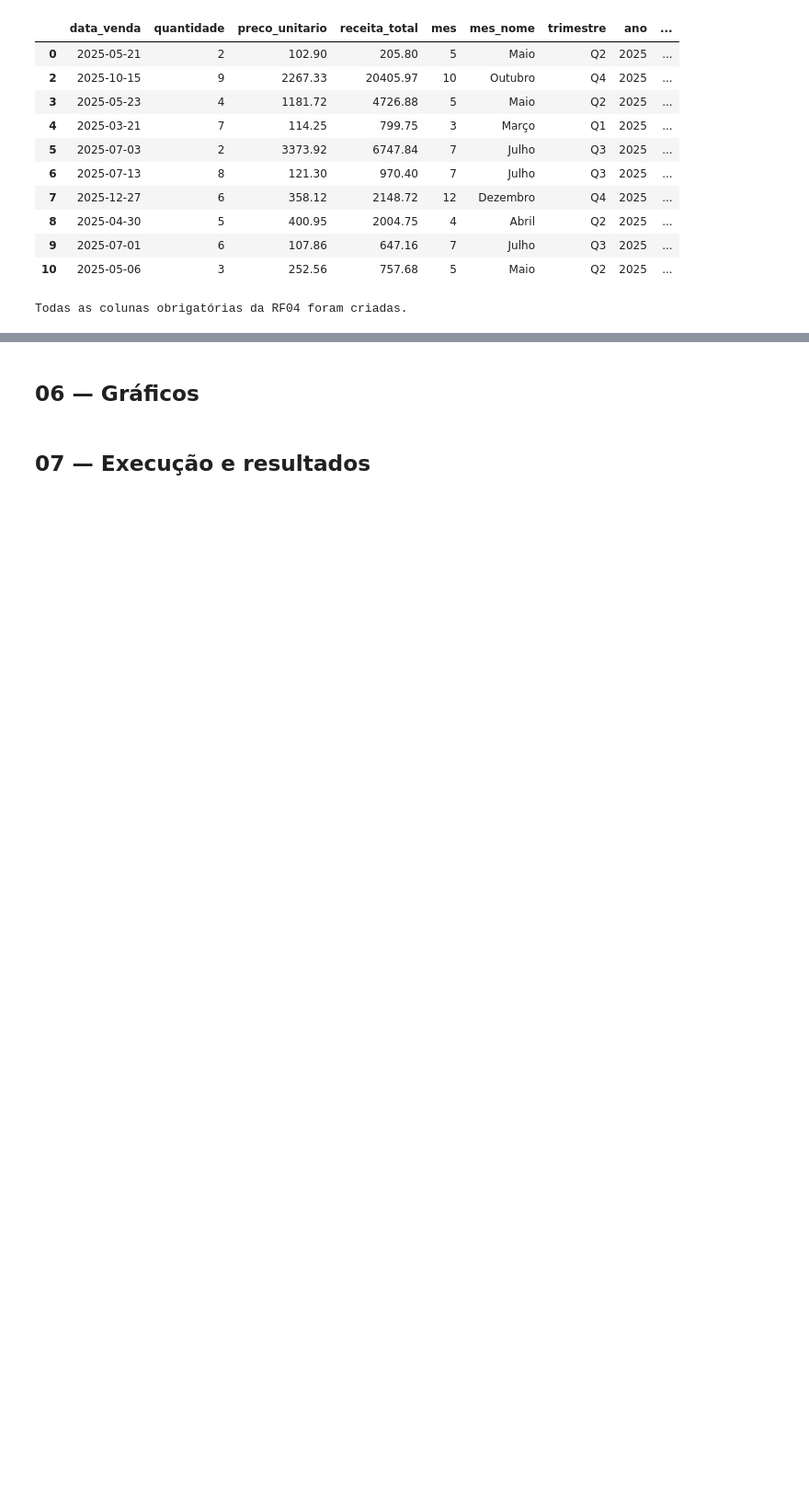
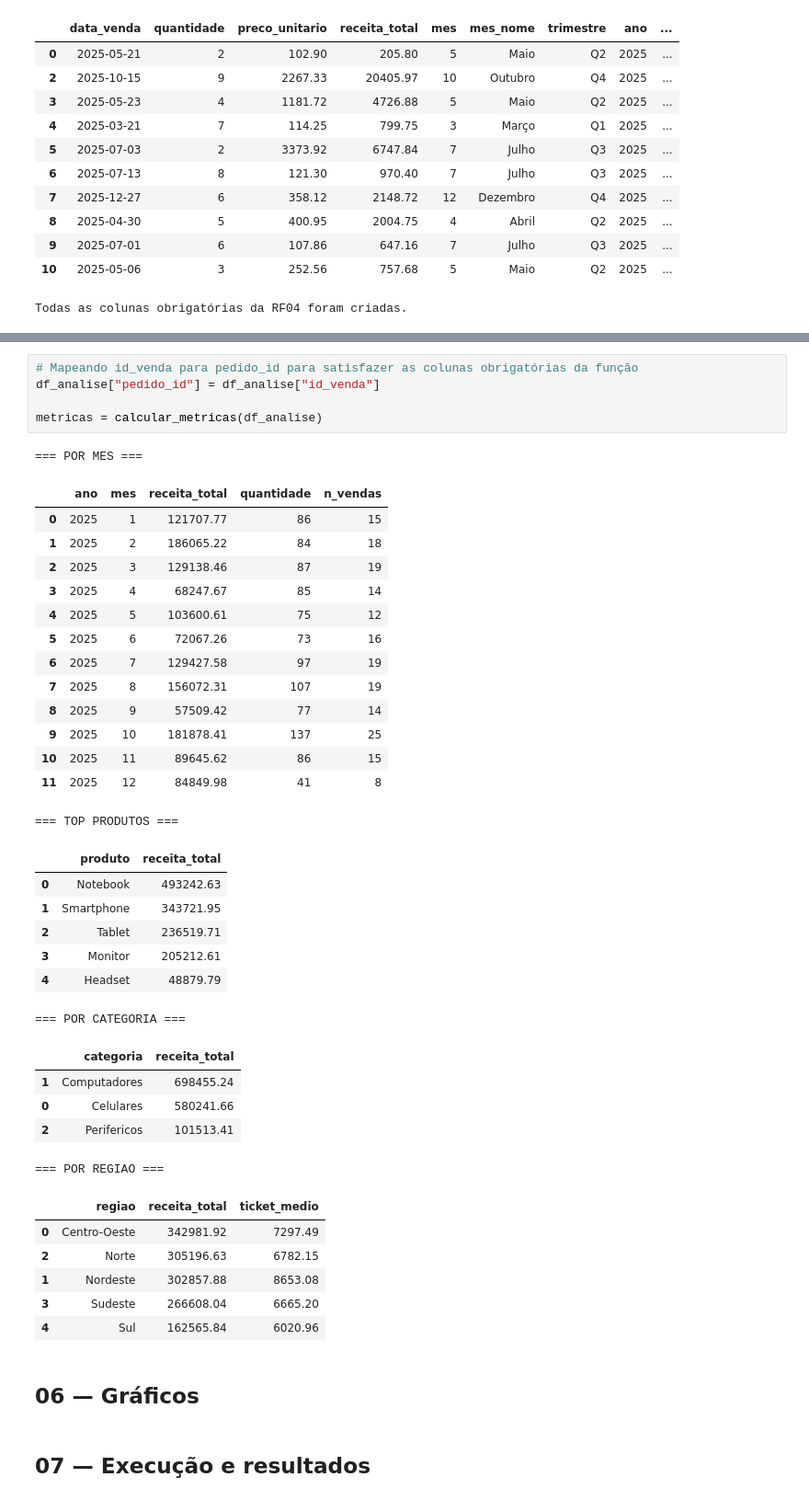
Before and after one commit to jeneferTodt/analise-preditiva-entregas, a Jupyter notebook: salesinsight.ipynb, the cells around one changed output, grey strips where cells are left out. Shown at 92% size. Saved outputs shown, nothing was run; the diff lists cells and outputs as text; blank space fills up the shorter version.

Commit message:
Calcular Métricas Agregadas com groupby

```diff
--- a/salesinsight.ipynb
+++ b/salesinsight.ipynb
@@ -498,3 +629,42 @@ Todas as colunas obrigatórias da RF04 foram criadas.
+# %%
+# Mapeando id_venda para pedido_id para satisfazer as colunas obrigatórias da função
+df_analise["pedido_id"] = df_analise["id_venda"]
+
+metricas = calcular_metricas(df_analise)
+# %% [output]
+=== POR MES ===
+|  | ano | mes | receita_total | quantidade | n_vendas |
+| 0 | 2025 | 1 | 121707.77 | 86 | 15 |
+| 1 | 2025 | 2 | 186065.22 | 84 | 18 |
+| 2 | 2025 | 3 | 129138.46 | 87 | 19 |
+| 3 | 2025 | 4 | 68247.67 | 85 | 14 |
+| 4 | 2025 | 5 | 103600.61 | 75 | 12 |
+| 5 | 2025 | 6 | 72067.26 | 73 | 16 |
+| 6 | 2025 | 7 | 129427.58 | 97 | 19 |
+| 7 | 2025 | 8 | 156072.31 | 107 | 19 |
+| 8 | 2025 | 9 | 57509.42 | 77 | 14 |
+| 9 | 2025 | 10 | 181878.41 | 137 | 25 |
+| 10 | 2025 | 11 | 89645.62 | 86 | 15 |
+| 11 | 2025 | 12 | 84849.98 | 41 | 8 |
+=== TOP PRODUTOS ===
+|  | produto | receita_total |
+| 0 | Notebook | 493242.63 |
+| 1 | Smartphone | 343721.95 |
+| 2 | Tablet | 236519.71 |
+| 3 | Monitor | 205212.61 |
+| 4 | Headset | 48879.79 |
+=== POR CATEGORIA ===
+|  | categoria | receita_total |
+| 1 | Computadores | 698455.24 |
+| 0 | Celulares | 580241.66 |
+| 2 | Perifericos | 101513.41 |
+=== POR REGIAO ===
+|  | regiao | receita_total | ticket_medio |
+| 0 | Centro-Oeste | 342981.92 | 7297.49 |
+| 2 | Norte | 305196.63 | 6782.15 |
+| 1 | Nordeste | 302857.88 | 8653.08 |
+| 3 | Sudeste | 266608.04 | 6665.20 |
+| 4 | Sul | 162565.84 | 6020.96 |
 # %% [markdown]
 ## 06 — Gráficos
 # %% [markdown]
```
Also changed, not shown: parts of 2 cells of this notebook.
